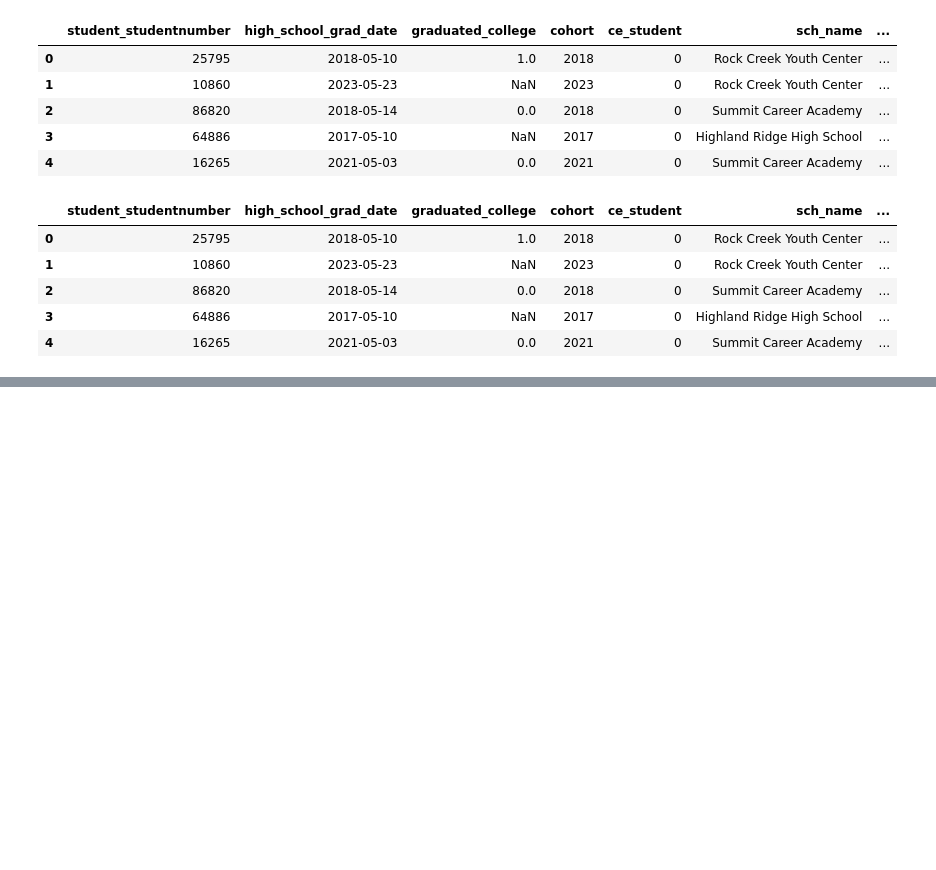
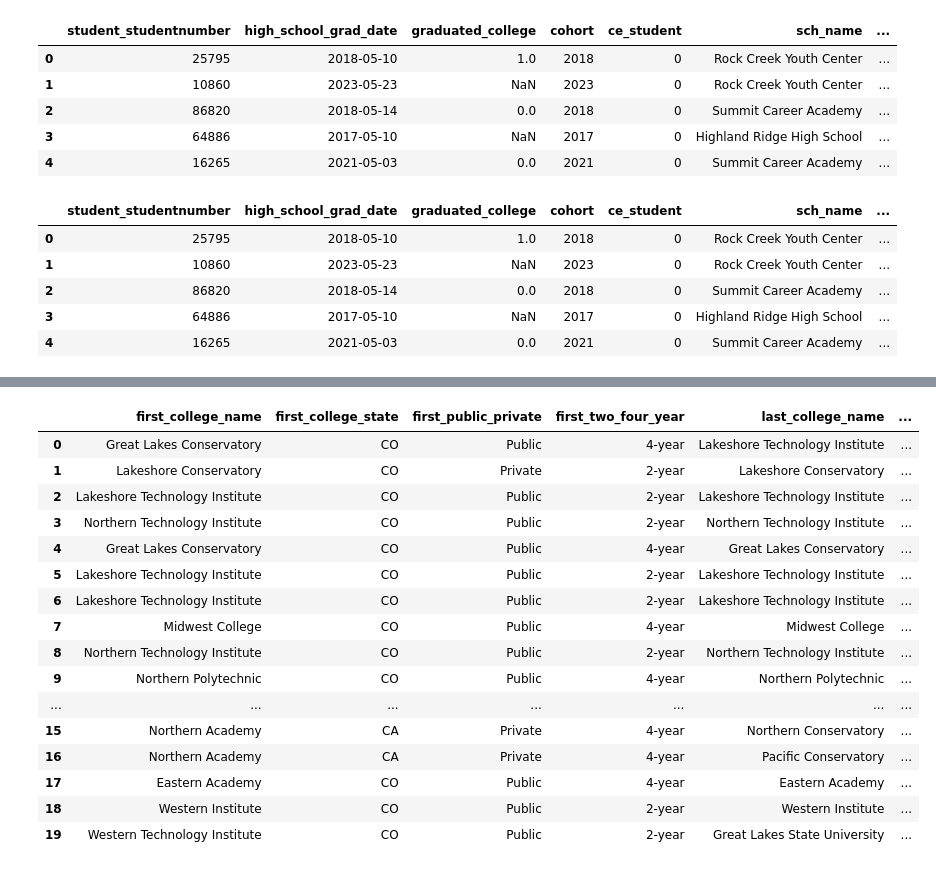
Before and after one commit to stillnessinnumbers/concurrent_enrollment, a Jupyter notebook: generate_synthetic_data.ipynb, the cells around one changed output, grey strips where cells are left out. Saved outputs shown, nothing was run; the diff lists cells and outputs as text; code cells hidden in the pictures; blank space fills up the shorter version.

Commit message:
Generated last college enrollments

```diff
--- a/generate_synthetic_data.ipynb
+++ b/generate_synthetic_data.ipynb
@@ -523,0 +531,59 @@ print(df.head())
+# %%
+import pandas as pd
+import numpy as np
+import random
+
+# Set random seed for reproducibility
+np.random.seed(42)
+
+# Number of students
+num_records = 3587
+
+# Sample college rows for each student
+random_indices = np.random.choice(college_df.index, num_records, replace=True)
+
+# Assign values from college_df to df (First College)
+df = pd.DataFrame()
+df['first_college_name'] = college_df.loc[random_indices, 'college_name'].values
+df['first_college_state'] = college_df.loc[random_indices, 'state'].values
+df['first_public_private'] = college_df.loc[random_indices, 'public_private'].values
+df['first_two_four_year'] = college_df.loc[random_indices, 'two_four_year'].values
+
+# Create a mask where 75% of students keep the same college
+same_college_mask = np.random.rand(num_records) < 0.75  # 75% True, 25% False
+
+# Initialize last_college_ columns as a copy of first_college_ (for the 75% group)
+df['last_college_name'] = df['first_college_name']
+df['last_college_state'] = df['first_college_state']
+df['last_public_private'] = df['first_public_private']
+df['last_two_four_year'] = df['first_two_four_year']
+
+# Find students who need a new college (25% group)
+new_college_indices = np.random.choice(college_df.index, size=(~same_college_mask).sum(), replace=True)
+
+# Assign new colleges for the 25% group
+df.loc[~same_college_mask, 'last_college_name'] = college_df.loc[new_college_indices, 'college_name'].values
+df.loc[~same_college_mask, 'last_college_state'] = college_df.loc[new_college_indices, 'state'].values
+df.loc[~same_college_mask, 'last_public_private'] = college_df.loc[new_college_indices, 'public_private'].values
+df.loc[~same_college_mask, 'last_two_four_year'] = college_df.loc[new_college_indices, 'two_four_year'].values
+
+# Print results
+df.head(20)
+# %% [output]
+|  | first_college_name | first_college_state | first_public_private | first_two_four_year | last_college_name | ... |
+| 0 | Great Lakes Conservatory | CO | Public | 4-year | Lakeshore Technology Institute | ... |
+| 1 | Lakeshore Conservatory | CO | Private | 2-year | Lakeshore Conservatory | ... |
+| 2 | Lakeshore Technology Institute | CO | Public | 2-year | Lakeshore Technology Institute | ... |
+| 3 | Northern Technology Institute | CO | Public | 2-year | Northern Technology Institute | ... |
+| 4 | Great Lakes Conservatory | CO | Public | 4-year | Great Lakes Conservatory | ... |
+| 5 | Lakeshore Technology Institute | CO | Public | 2-year | Lakeshore Technology Institute | ... |
+| 6 | Lakeshore Technology Institute | CO | Public | 2-year | Lakeshore Technology Institute | ... |
+| 7 | Midwest College | CO | Public | 4-year | Midwest College | ... |
+| 8 | Northern Technology Institute | CO | Public | 2-year | Northern Technology Institute | ... |
+| 9 | Northern Polytechnic | CO | Public | 4-year | Northern Polytechnic | ... |
+| ... | ... | ... | ... | ... | ... | ... |
+| 15 | Northern Academy | CA | Private | 4-year | Northern Conservatory | ... |
+| 16 | Northern Academy | CA | Private | 4-year | Pacific Conservatory | ... |
+| 17 | Eastern Academy | CO | Public | 4-year | Eastern Academy | ... |
+| 18 | Western Institute | CO | Public | 2-year | Western Institute | ... |
+| 19 | Western Technology Institute | CO | Public | 2-year | Great Lakes State University | ... |
```
Also changed, not shown: parts of 2 cells of this notebook.
